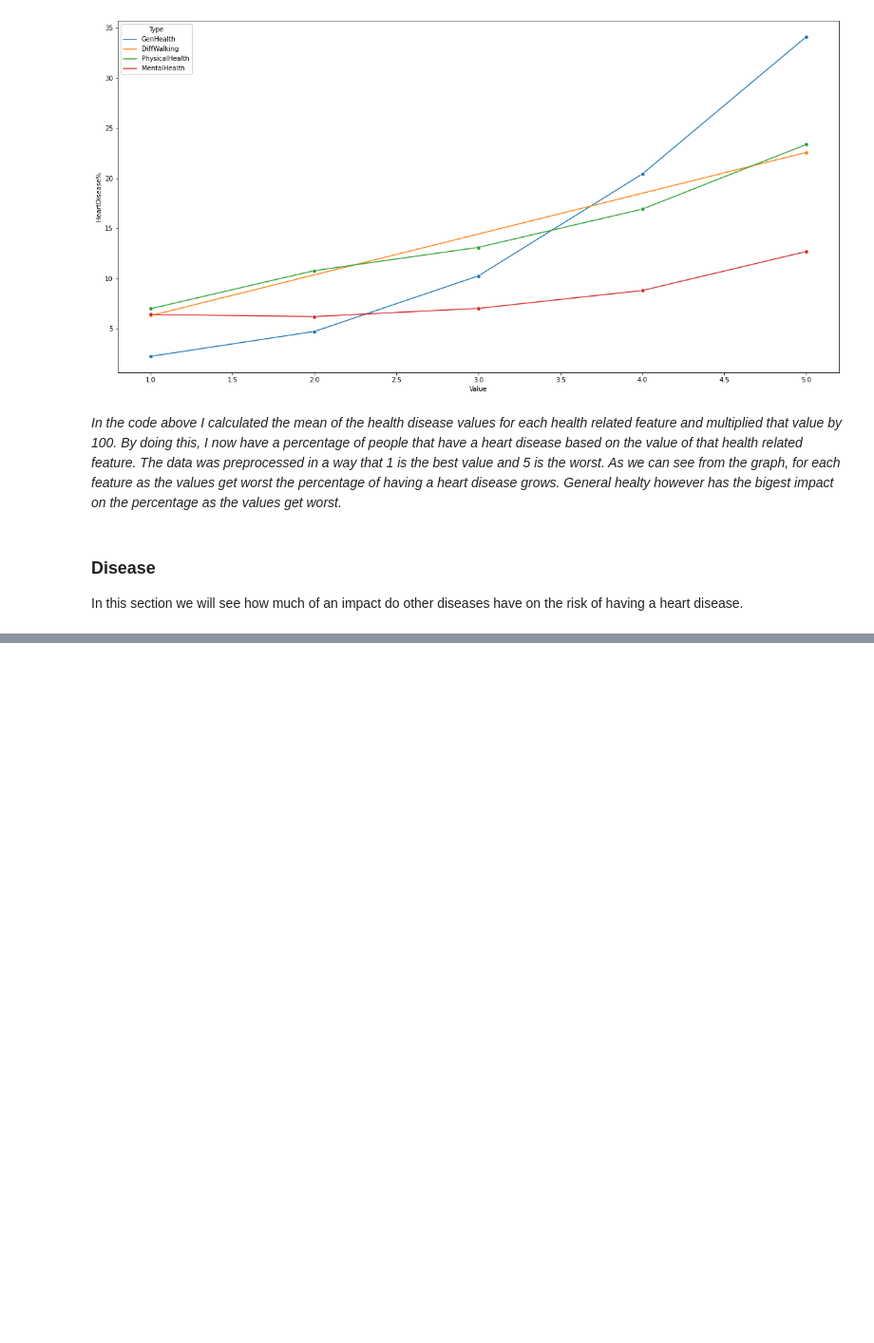
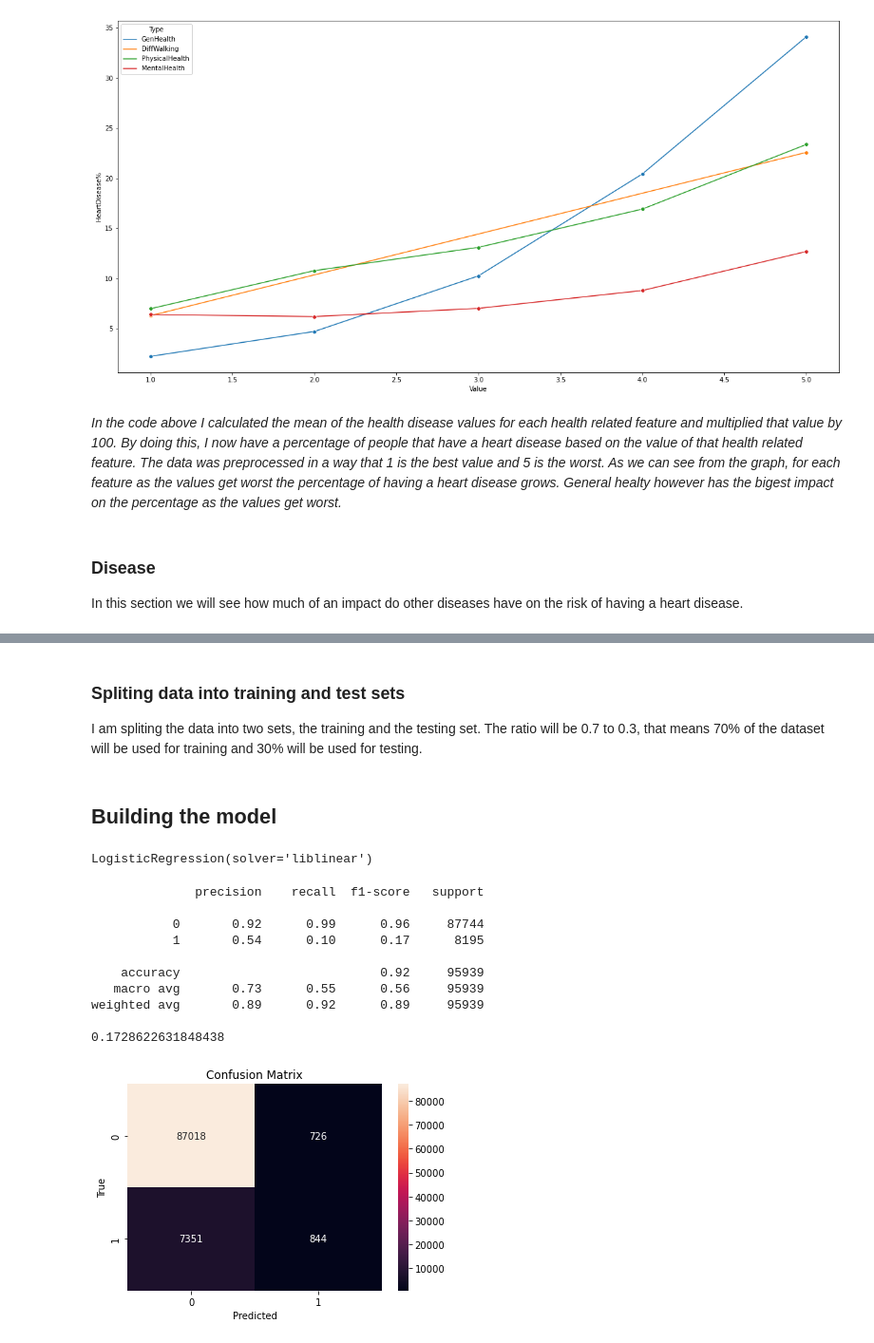
Before and after one commit to VedranSelak/heart-disease-prediction, a Jupyter notebook: heart_disease_final.ipynb, the cells around one changed output, grey strips where cells are left out. Shown: that part at 95% size. Saved outputs shown, nothing was run; the diff lists cells and outputs as text; code cells hidden in the pictures; blank space fills up the shorter version.

```diff
--- a/heart_disease_final.ipynb
+++ b/heart_disease_final.ipynb
@@ -252,0 +413,12 @@ In this section we will see how much of an impact do other diseases have on the
+# %%
+def getReadyData(df):
+    y = df["HeartDisease"].values
+    X = df.drop(["HeartDisease"], axis = 1)
+
+    # Noramlization formula: x'=(x-xmin)/(xmax-xmin)
+    X = (X - np.min(X))/(np.max(X) - np.min(X))
+    return y, X
+
+
+y, X = getReadyData(lr_data)
+X.head()
@@ -252,0 +432,41 @@ In this section we will see how much of an impact do other diseases have on the
+# %% [markdown]
+### Spliting data into training and test sets
+I am spliting the data into two sets, the training and the testing set. The ratio will be 0.7 to 0.3, that means 70% of the dataset will be used for training and 30% will be used for testing.
+# %%
+X_train, X_test, y_train, y_test = train_test_split(X, y, test_size = 0.3, random_state = 21)
+# %% [markdown]
+## Building the model
+# %%
+model = LogisticRegression(solver='liblinear')
+model.fit(X_train, y_train)
+# %% [output]
+LogisticRegression(solver='liblinear')
+# %%
+# function for ploting the confustion matrix and printing the report
+def plotMatrixWithReport(matrix, yt, yp):
+    sns.heatmap(matrix, annot=True, fmt="d")
+    plt.title('Confusion Matrix')
+    plt.xlabel('Predicted')
+    plt.ylabel('True')
+    print(classification_report(yt, yp))
+    print(f1_score(yt, yp))
+    plt.show()
+# %%
+# making a prediction
+y_pred = model.predict(X_test)
+
+matrix = confusion_matrix(y_test, y_pred)
+
+plotMatrixWithReport(matrix, y_test, y_pred)
+# %% [output]
+              precision    recall  f1-score   support
+
+           0       0.92      0.99      0.96     87744
+           1       0.54      0.10      0.17      8195
+
+    accuracy                           0.92     95939
+   macro avg       0.73      0.55      0.56     95939
+weighted avg       0.89      0.92      0.89     95939
+
+0.1728622631848438
+[figure, added]
```
Also changed, not shown: parts of 39 cells of this notebook.
